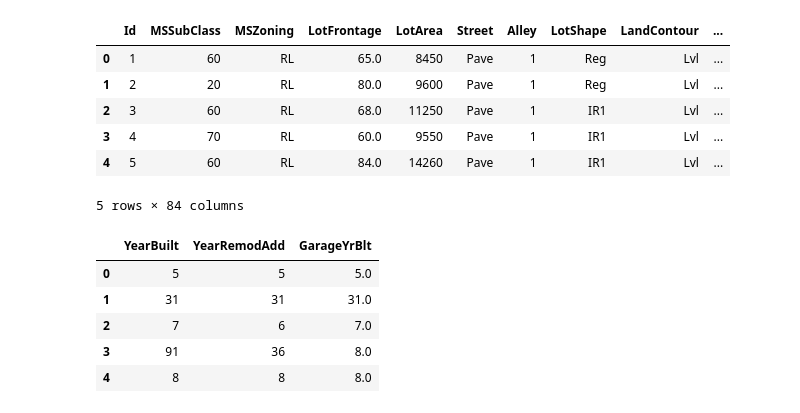
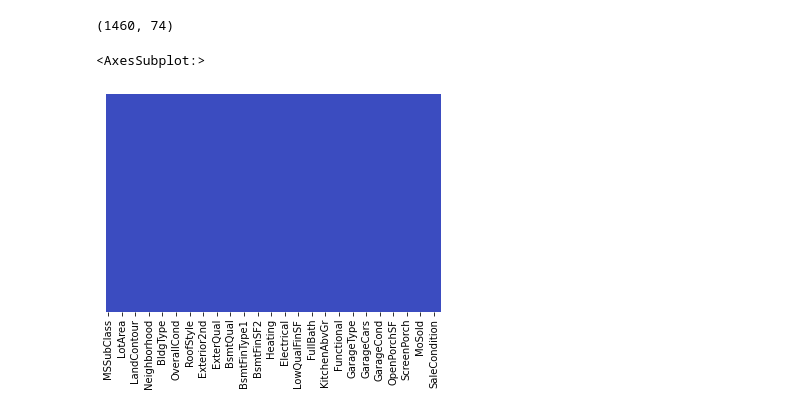
Before and after one commit to Himanth-Venati/Prediction_of_house_price_using_ML, a Jupyter notebook: Advanced Housing_using ML/Advanced_Housing_price_prediction.ipynb, the cells around one changed output. Cells and saved outputs as stored; diff of their text form; code cells hidden in the pictures.

```diff
--- a/Advanced Housing_using ML/Advanced_Housing_price_prediction.ipynb
+++ b/Advanced Housing_using ML/Advanced_Housing_price_prediction.ipynb
@@ -41,0 +85,23 @@ Length: 81, dtype: int64
+# %%
+df['MasVnrArea']=df['MasVnrArea'].fillna(df['MasVnrArea'].mean())
+df['Electrical']=df['Electrical'].fillna(df['Electrical'].mode()[0])
+df['FireplaceQu']=df['FireplaceQu'].fillna(df['FireplaceQu'].mode()[0])
+df['GarageType']=df['GarageType'].fillna(df['GarageType'].mode()[0])
+df['GarageFinish']=df['GarageFinish'].fillna(df['GarageFinish'].mode()[0])
+df['GarageQual']=df['GarageQual'].fillna(df['GarageQual'].mode()[0])
+df['GarageCond']=df['GarageCond'].fillna(df['GarageCond'].mode()[0])
+df['MasVnrType']=df['MasVnrType'].fillna('missing')
+df['BsmtQual']=df['BsmtQual'].fillna('missing')
+df['BsmtCond']=df['BsmtCond'].fillna('missing')
+df['BsmtExposure']=df['BsmtExposure'].fillna('missing')
+df['BsmtFinType1']=df['BsmtFinType1'].fillna('missing')
+df['BsmtFinType2']=df['BsmtFinType2'].fillna('missing')
+df['LotFrontage']=df['LotFrontage'].fillna(df['LotFrontage'].mean())
+# %%
+df.drop('MiscFeature',axis=1,inplace=True)
+df.drop('Id',axis=1,inplace=True)
+df.drop('Alley',axis=1,inplace=True)
+df.drop('Fence',axis=1,inplace=True)
+df.drop('PoolQC',axis=1,inplace=True)
+df.drop('Utilities',axis=1,inplace=True)
+df.drop('BsmtFullBath',axis=1,inplace=True)
@@ -42 +112,8 @@ Length: 81, dtype: int64
+# %%
+#Garageyrblt this is a year so we need to go into another way
+for feature in ['YearBuilt','YearRemodAdd','GarageYrBlt']:
+
+    df[feature]=df['YrSold']-df[feature]
+# %%
+df['GarageYrBlt']=df['GarageYrBlt'].fillna(df['GarageYrBlt'].mean())
 # %%
@@ -186,19 +123,9 @@ for feature in ['YearBuilt','YearRemodAdd','GarageYrBlt']:
-# %%
-dataset.head()
-# %% [output]
-|  | Id | MSSubClass | MSZoning | LotFrontage | LotArea | Street | Alley | LotShape | LandContour | ... |
-| 0 | 1 | 60 | RL | 65.0 | 8450 | Pave | 1 | Reg | Lvl | ... |
-| 1 | 2 | 20 | RL | 80.0 | 9600 | Pave | 1 | Reg | Lvl | ... |
-| 2 | 3 | 60 | RL | 68.0 | 11250 | Pave | 1 | IR1 | Lvl | ... |
-| 3 | 4 | 70 | RL | 60.0 | 9550 | Pave | 1 | IR1 | Lvl | ... |
-| 4 | 5 | 60 | RL | 84.0 | 14260 | Pave | 1 | IR1 | Lvl | ... |
-5 rows × 84 columns
-# %%
-dataset[['YearBuilt','YearRemodAdd','GarageYrBlt']].head()
-# %% [output]
-|  | YearBuilt | YearRemodAdd | GarageYrBlt |
-| 0 | 5 | 5 | 5.0 |
-| 1 | 31 | 31 | 31.0 |
-| 2 | 7 | 6 | 7.0 |
-| 3 | 91 | 36 | 8.0 |
-| 4 | 8 | 8 | 8.0 |
+# %%
+df.shape
+# %% [output]
+(1460, 74)
+# %%
+sns.heatmap(df.isnull(),yticklabels=False,cbar=False,cmap='coolwarm')
+# %% [output]
+<AxesSubplot:>
+[figure, added]
```
Also changed, not shown: parts of 22 cells of this notebook.
